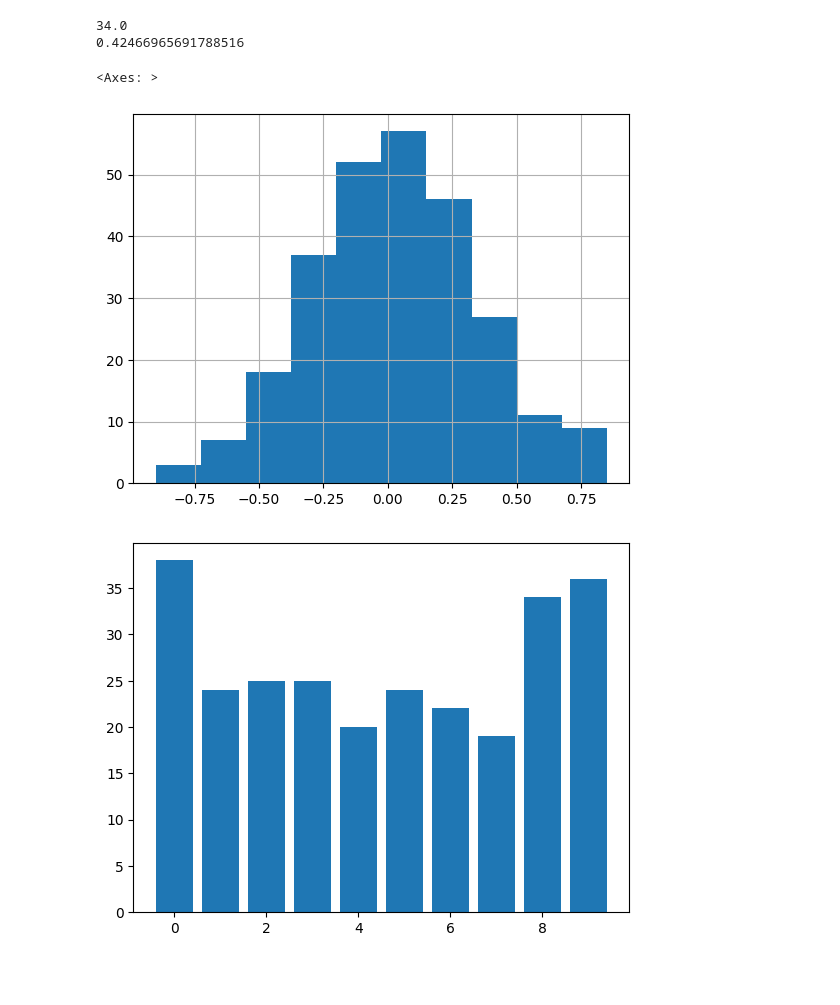
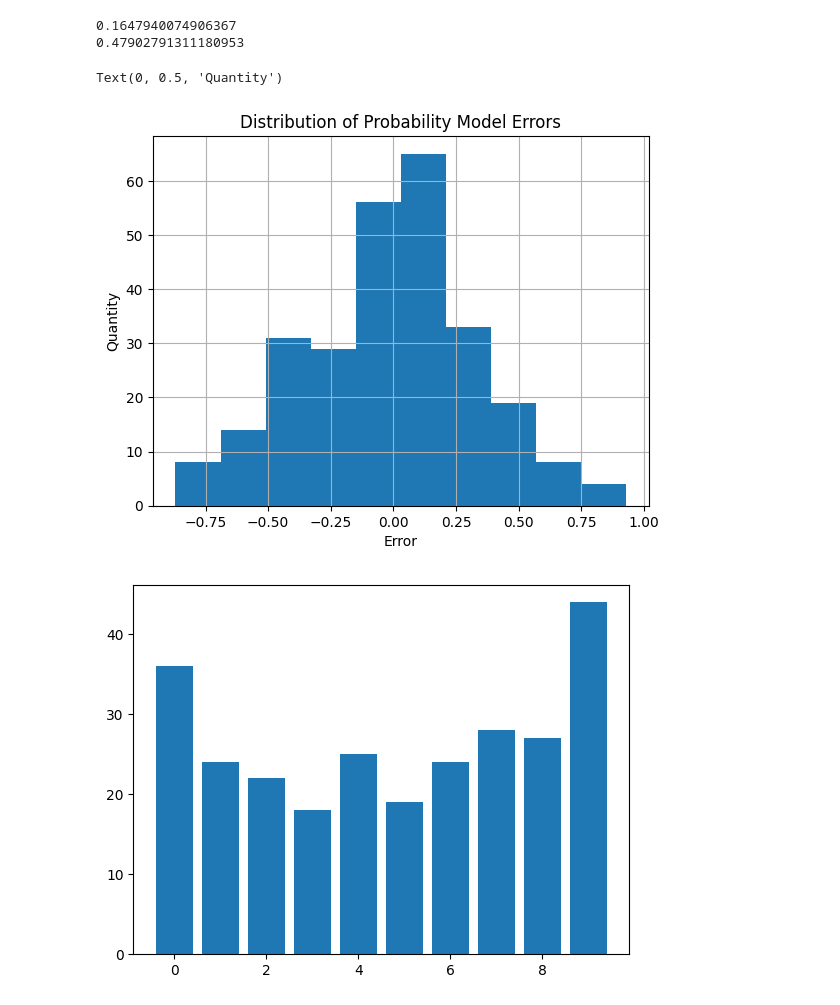
Before and after one commit to jhawgs/StochasticBaskets, a Jupyter notebook: prob_model_desc.ipynb, the cells around one changed output. Saved outputs shown, nothing was run; the diff lists cells and outputs as text; code cells hidden in the pictures; blank space fills up the shorter version.

Commit message:
updated prob model graphs

```diff
--- a/prob_model_desc.ipynb
+++ b/prob_model_desc.ipynb
@@ -8,5 +10,5 @@ from prob import data, keys, in_memory_rfc#load_model
 # %%
-train, test = train_test_split(data, test_size=.2)
+train, test = train_test_split(_data, test_size=.2)
 
 rfc = in_memory_rfc(train)
 
@@ -14,15 +16,18 @@ data = test
 # %%
 y_pred = rfc.predict(data[keys])
 o_proba = rfc.predict_proba(data[keys])[:, 1]
 y_true = data["favwin01"]
 print(np.mean(np.square(y_true - y_pred)))
 print(np.sum(np.square(y_true - o_proba))/np.sum(np.square(y_true - y_true.mean())))
 (y_true - o_proba).hist()
+plt.title("Distribution of Probability Model Errors")
+plt.xlabel("Error")
+plt.ylabel("Quantity")
 # %% [output]
-34.0
-0.42466965691788516
+0.1647940074906367
+0.47902791311180953
-<Axes: >
+Text(0, 0.5, 'Quantity')
-[figure, old version]
+[figure, new version]
 # %%
 b = [(i + 1) * .1 for i in range(10)]
 b[-1] += .01
@@ -32,7 +37,7 @@ counts = [np.sum(bins == i) for i in range(10)]
 plt.bar(range(10), counts)
 plt.show()
 # %% [output]
-[figure, old version]
+[figure, new version]
 # %%
 pd.Series(o_proba).hist()
 pd.Series(o_proba[data["favwin01"] == 1]).hist()
```
Also changed, not shown: parts of 5 cells of this notebook.
